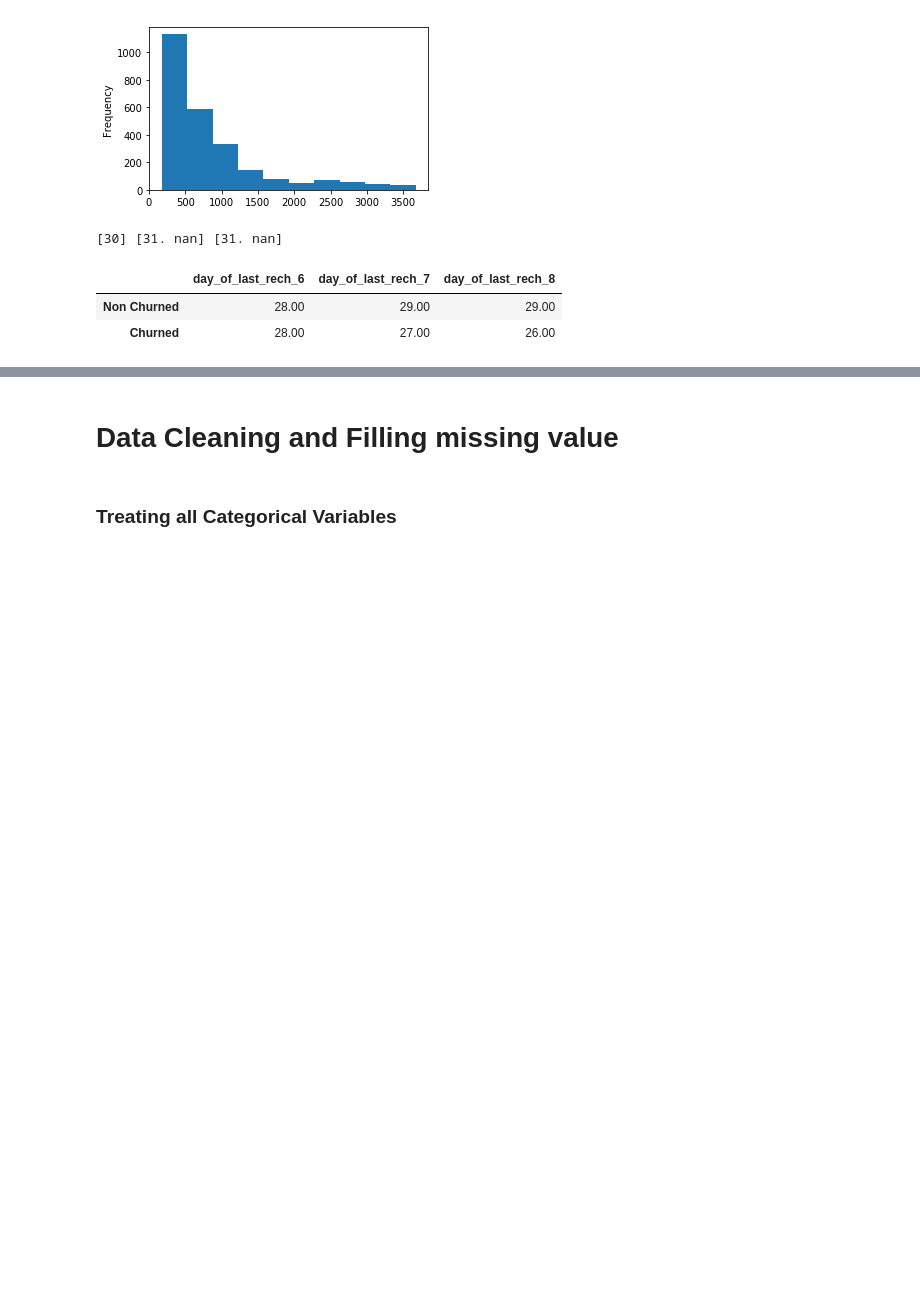
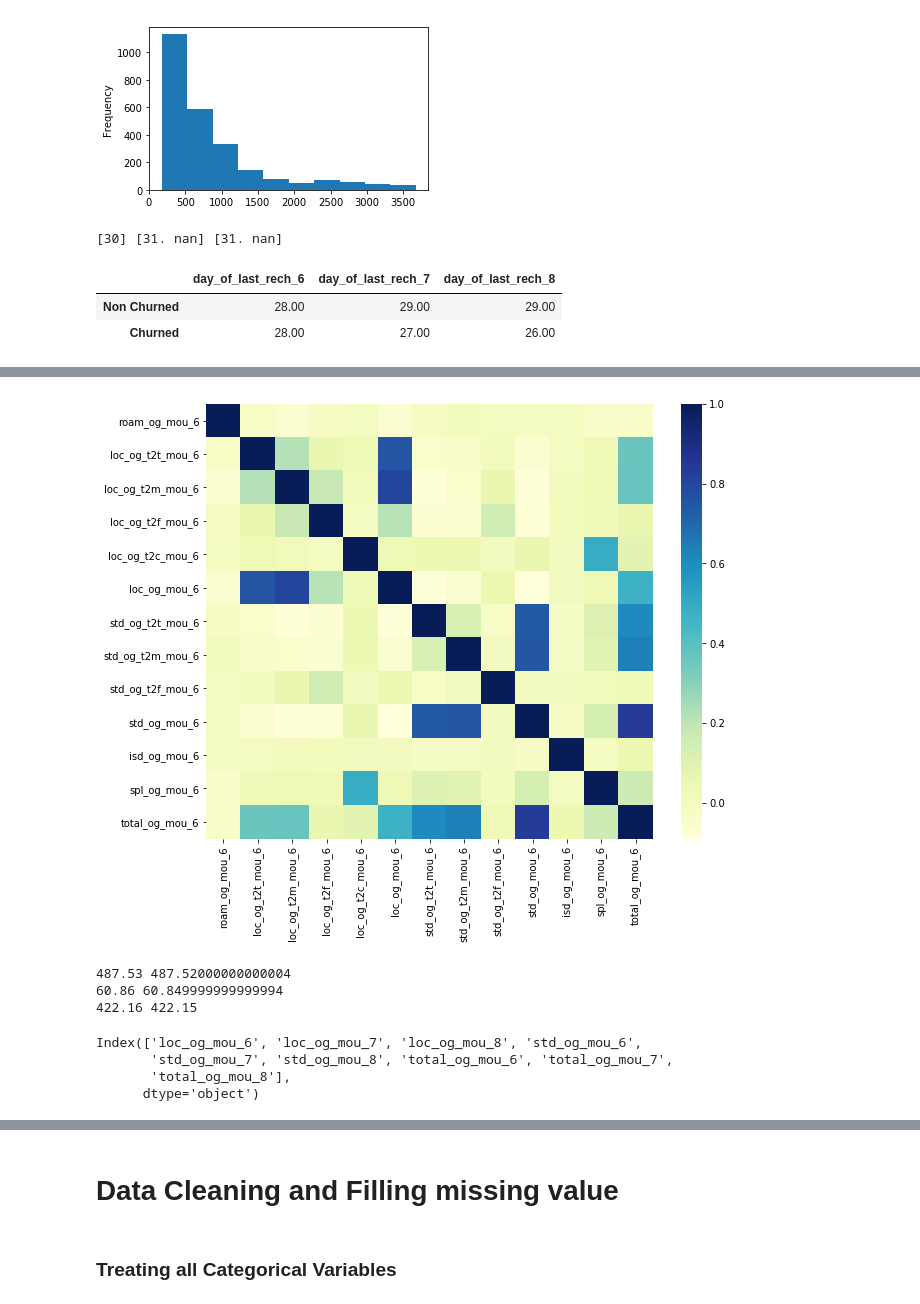
Before and after one commit to asharn/artificial-intelligence, a Jupyter notebook: Telecom Churn - ML Group Case Study/code/Telecom_Churn_Unsupervised_Modelling.ipynb, the cells around one changed output, grey strips where cells are left out. Drawn from its saved outputs; the diff is of its cells as text; code cells hidden in the pictures; blank space fills up the shorter version.

```diff
--- a/Telecom Churn - ML Group Case Study/code/Telecom_Churn_Unsupervised_Modelling.ipynb
+++ b/Telecom Churn - ML Group Case Study/code/Telecom_Churn_Unsupervised_Modelling.ipynb
@@ -689,0 +781,5 @@ telecom['day_of_last_rech_shift'] = telecom.day_of_last_rech_8 -(telecom.day_of_
+# %%
+# let's check if there are any zero variation columns among these
+zero_var_cols = telecom.loc[:,mou_cols].std()[telecom.loc[:,mou_cols].std()==0].index.values
+
+zero_var_cols
@@ -689,0 +788,7 @@ telecom['day_of_last_rech_shift'] = telecom.day_of_last_rech_8 -(telecom.day_of_
+# %%
+# let's drop these columns
+telecom.drop(list(zero_var_cols),axis=1,inplace=True)
+# %%
+# let's check the % of null values among mou variables
+mou_cols = telecom.columns[telecom.columns.str.contains('mou')]
+100*telecom.loc[:,mou_cols].isnull().sum()/len(telecom.loc[:,mou_cols])
@@ -689,0 +818,3 @@ telecom['day_of_last_rech_shift'] = telecom.day_of_last_rech_8 -(telecom.day_of_
+# %%
+# replaceing null values by 0 for minutes of usage variables
+telecom.loc[:,mou_cols] = telecom.loc[:,mou_cols].replace(np.NaN,0)
@@ -689,0 +836,37 @@ telecom['day_of_last_rech_shift'] = telecom.day_of_last_rech_8 -(telecom.day_of_
+# %%
+# Let's check the outgoing mou variables.
+mou_og_cols6 = telecom.columns[telecom.columns.str.contains('.*_og_.*mou_6',regex=True)]
+
+#sns.heatmap(telecom_data.loc[:,mou_cols6].corr())
+
+# let us create a correlation matrix heatmap among quantitative varibales
+plt.figure(figsize=(10, 8))
+sns.heatmap(telecom.loc[:,mou_og_cols6].corr(), cmap="YlGnBu")
+plt.show()
+# %% [output]
+[figure, added]
+# %%
+## fact checking!!
+print(telecom.loc[7,'total_og_mou_6'],telecom.loc[7,['loc_og_mou_6','std_og_mou_6','spl_og_mou_6','isd_og_mou_6','og_others_6']].sum())
+
+print(telecom.loc[7,'std_og_mou_6'],telecom.loc[7,['std_og_t2m_mou_6','std_og_t2t_mou_6','std_og_t2f_mou_6','std_og_loc_mou_6']].sum())
+
+print(telecom.loc[7,'loc_og_mou_6'],telecom.loc[7,['loc_og_t2m_mou_6','loc_og_t2t_mou_6','loc_og_t2f_mou_6','loc_og_2tc_mou_6']].sum())
+# %% [output]
+487.53 487.52000000000004
+60.86 60.849999999999994
+422.16 422.15
+# %%
+# As total_og_mou_6, std_og_mou_6 and loc_og_mou_6 already have component variables present in dataset
+# let's remove these columns for all months from the data set
+
+ls_total_og_cols = telecom.columns[telecom.columns.str.contains('total_og_mou|std_og_mou|loc_og_mou',regex=True)]
+
+print(ls_total_og_cols)
+
+telecom.drop(ls_total_og_cols,axis=1,inplace=True)
+# %% [output]
+Index(['loc_og_mou_6', 'loc_og_mou_7', 'loc_og_mou_8', 'std_og_mou_6',
+       'std_og_mou_7', 'std_og_mou_8', 'total_og_mou_6', 'total_og_mou_7',
+       'total_og_mou_8'],
+      dtype='object')
```
Also changed, not shown: parts of 14 cells of this notebook.
